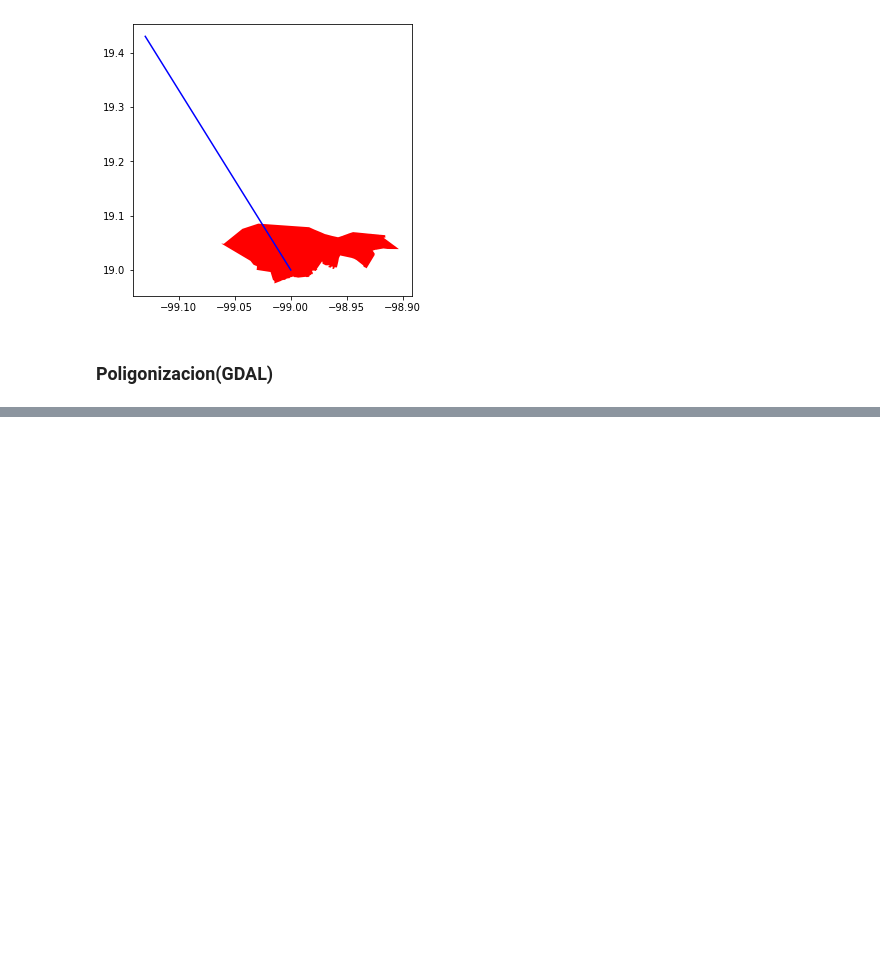
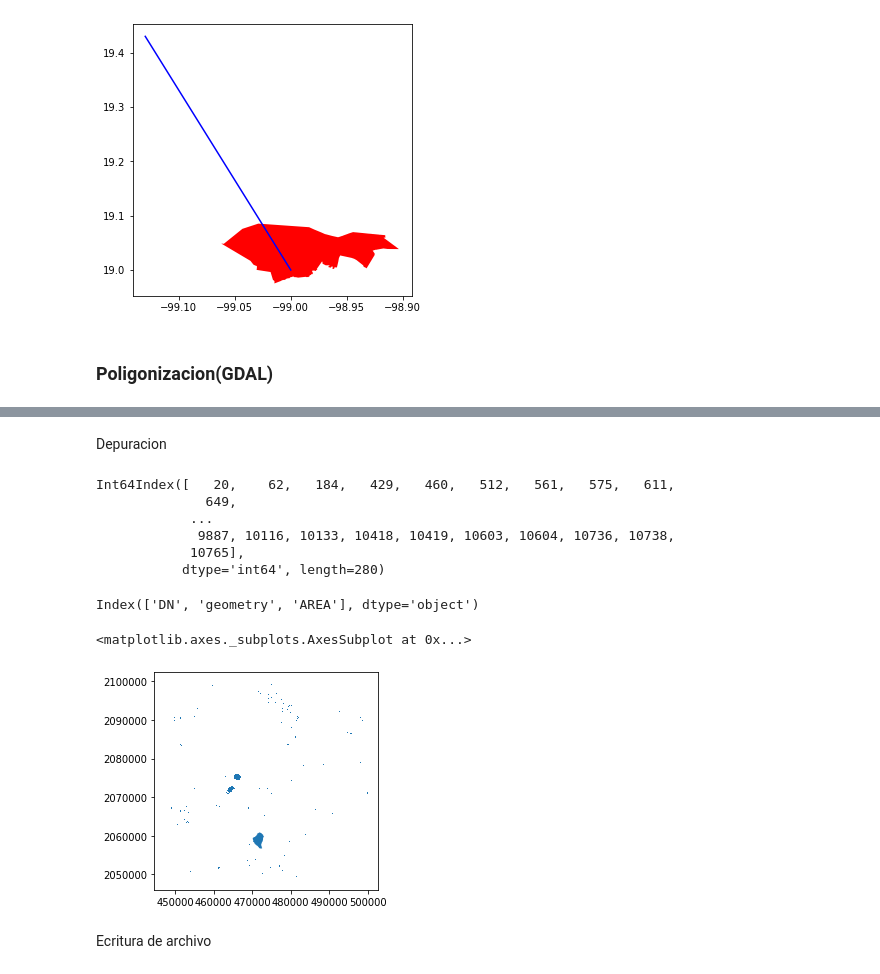
Before and after one commit to UrielMendoza/Curso-RV-python, a Jupyter notebook: Miercoles_resuelto.ipynb, the cells around one changed output, grey strips where cells are left out. Drawn from its saved outputs; the diff is of its cells as text; code cells hidden in the pictures; blank space fills up the shorter version.

```diff
--- a/Miercoles_resuelto.ipynb
+++ b/Miercoles_resuelto.ipynb
@@ -490,0 +513,26 @@ df2
+# %% [markdown]
+Depuracion
+# %%
+df2[df2['DN']==0].index
+# %% [output]
+Int64Index([   20,    62,   184,   429,   460,   512,   561,   575,   611,
+              649,
+            ...
+             9887, 10116, 10133, 10418, 10419, 10603, 10604, 10736, 10738,
+            10765],
+           dtype='int64', length=280)
+# %%
+df2.drop( df2[ df2['DN'] == 0 ].index , inplace=True)
+# %%
+df2['AREA'] = df2[df2['DN']==1].area
+# %%
+df2.columns
+# %% [output]
+Index(['DN', 'geometry', 'AREA'], dtype='object')
+# %%
+df2.plot()
+# %% [output]
+<matplotlib.axes._subplots.AxesSubplot at 0x...>
+[figure, added]
+# %% [markdown]
+Ecritura de archivo
```
Also changed, not shown: parts of 14 cells of this notebook.
